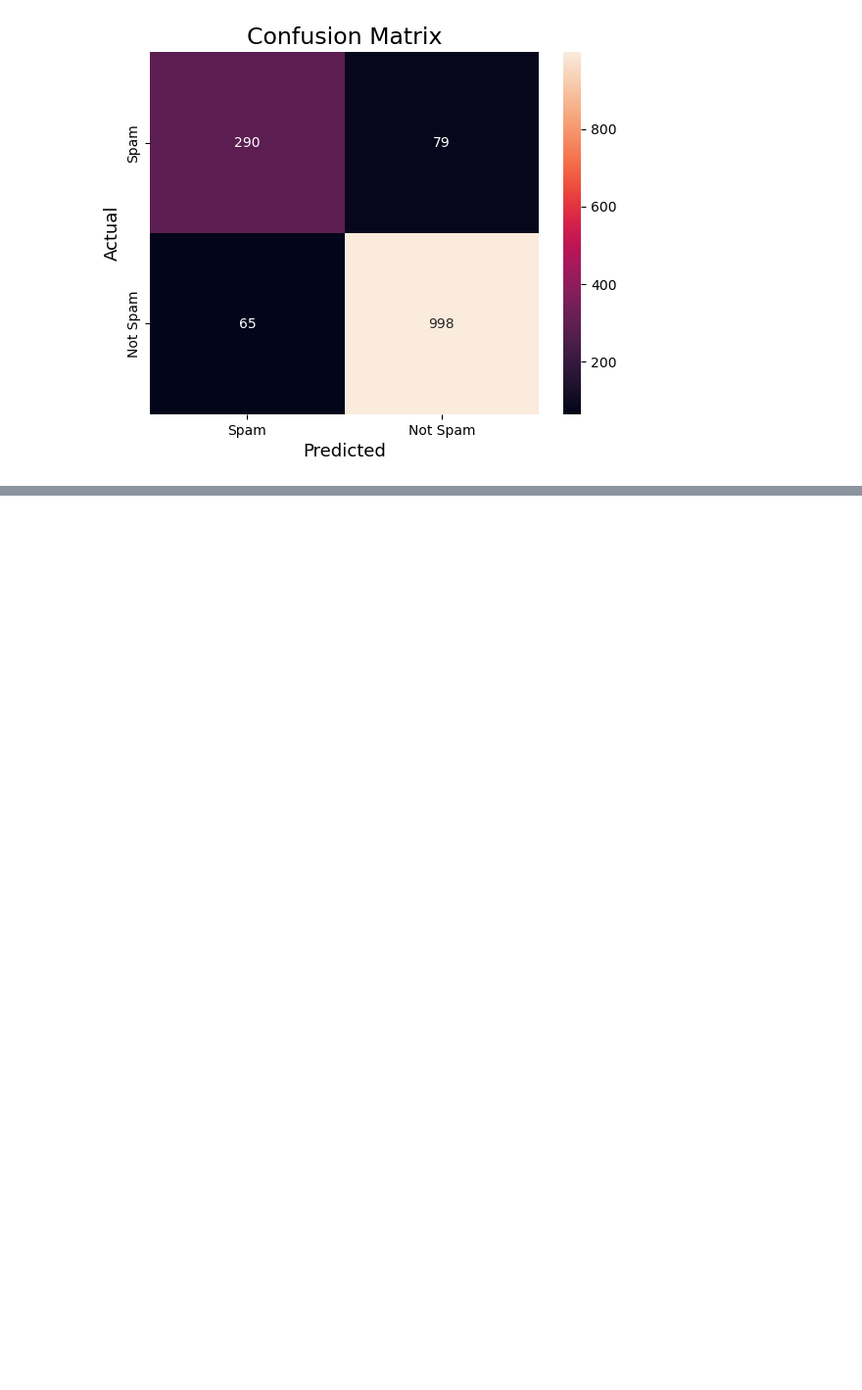
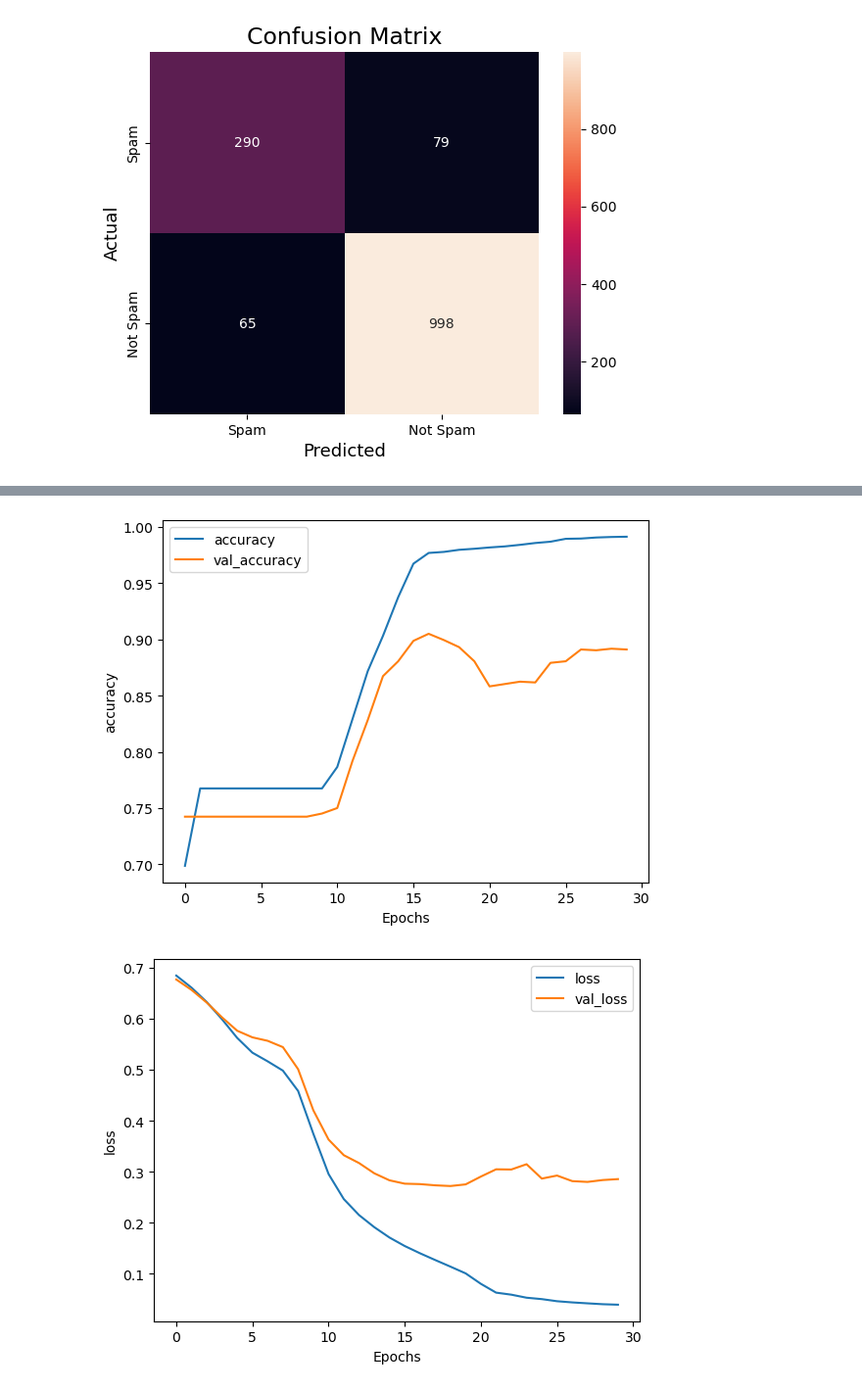
Before and after one commit to sdray5/projects, a Jupyter notebook: EmailSpamPredictor/Email Spam Predictor.ipynb, the cells around one changed output, grey strips where cells are left out. Shown at 98% size. Cells and saved outputs as stored; diff of their text form; code cells hidden in the pictures; blank space fills up the shorter version.

Commit message:
Added models to email spam predictor

```diff
--- a/EmailSpamPredictor/Email Spam Predictor.ipynb
+++ b/EmailSpamPredictor/Email Spam Predictor.ipynb
@@ -306,0 +319,15 @@ plt.show()
+# %%
+num_epochs = 30
+
+model_gru = tf.keras.Sequential([
+    tf.keras.layers.Embedding(vocab_size, embedding_dim, input_length=max_length),
+    tf.keras.layers.Bidirectional(tf.keras.layers.GRU(32)),
+    tf.keras.layers.Dense(1, activation='sigmoid')
+])
+
+learning_rate = 0.00003 # slower than the default learning rate
+model_gru.compile(loss='binary_crossentropy',
+                  optimizer=tf.keras.optimizers.Adam(learning_rate),
+                  metrics=['accuracy'])
+
+model_gru.summary()
@@ -306,0 +351,3 @@ plt.show()
+# %%
+history_gru = model_gru.fit(training_padded, training_labels_final, epochs=num_epochs,
+                      validation_data=(validation_padded, validation_labels_final))
@@ -306,0 +372,6 @@ plt.show()
+# %%
+plot_graphs(history_gru, "accuracy")
+plot_graphs(history_gru, "loss")
+# %% [output]
+[figure, added]
+[figure, added]
```
Also changed, not shown: parts of 17 cells of this notebook.
